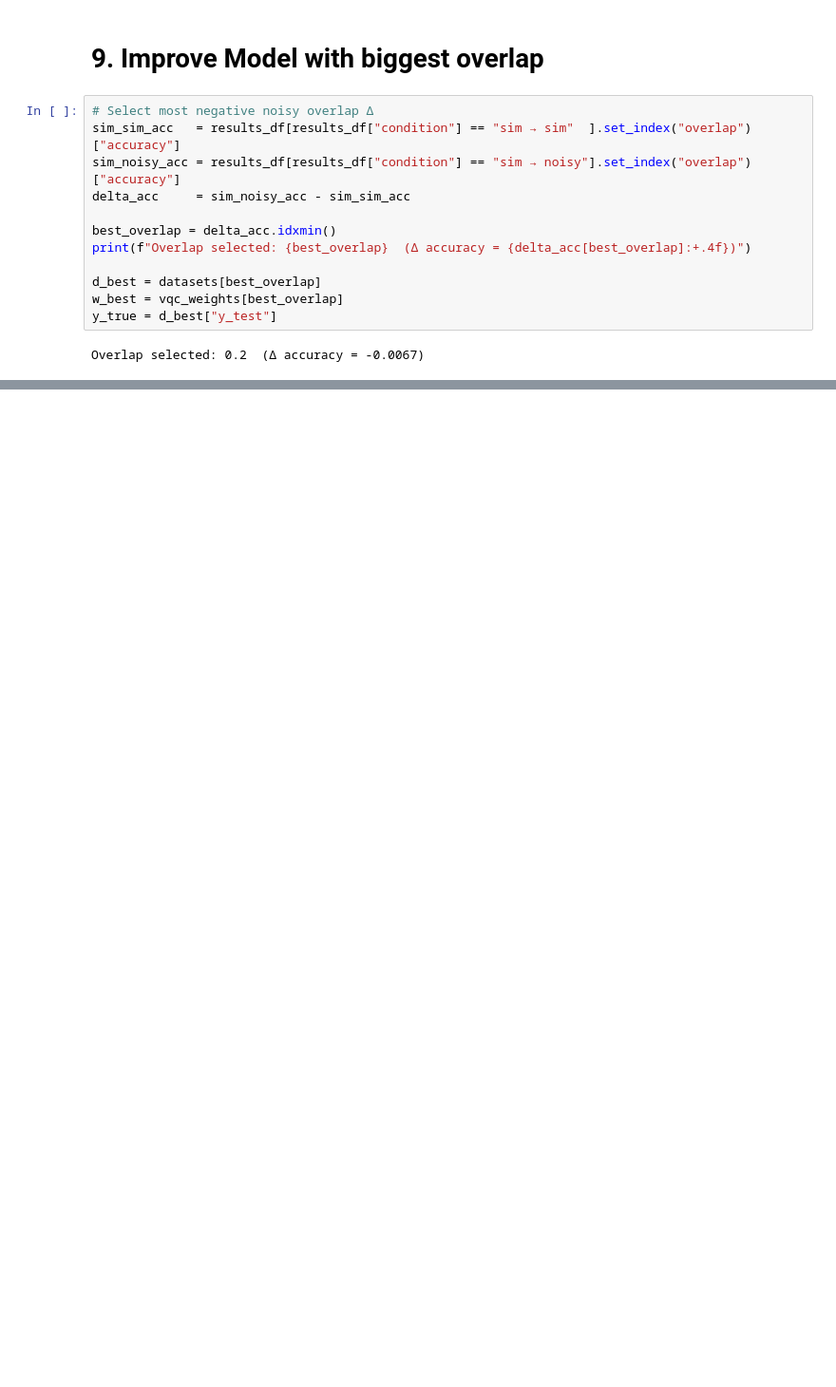
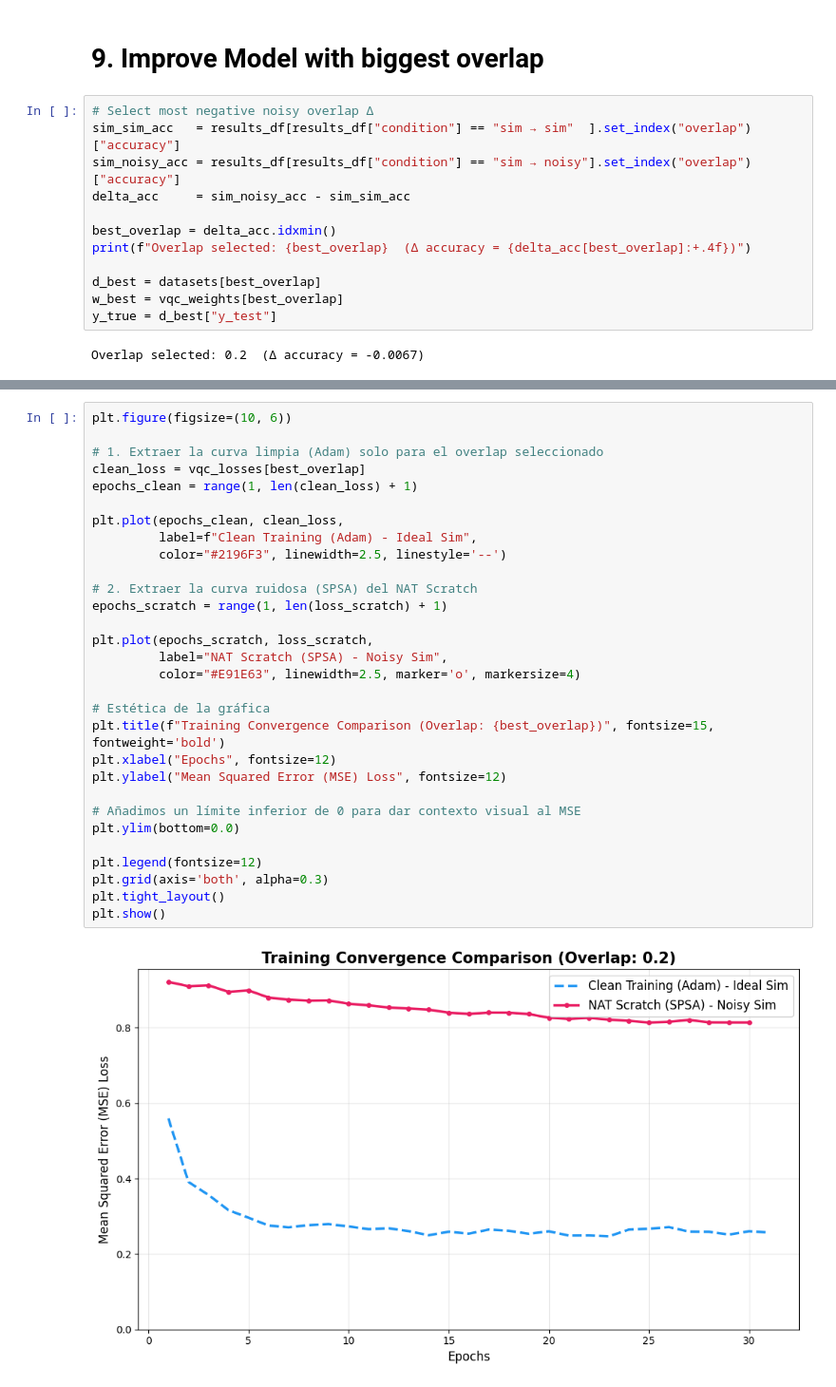
Before and after one commit to mikelpri3/QML_Frontiers, a Jupyter notebook: PFG_QML/iris_noise_techniques.ipynb, the cells around one changed output, grey strips where cells are left out. Shown at 95% size. Cells and saved outputs as stored; diff of their text form; blank space fills up the shorter version.

```diff
--- a/PFG_QML/iris_noise_techniques.ipynb
+++ b/PFG_QML/iris_noise_techniques.ipynb
@@ -1055,0 +1129,32 @@ Qiskit noisy       : +0.0822  → pred +1
+# %%
+plt.figure(figsize=(10, 6))
+
+# 1. Extraer la curva limpia (Adam) solo para el overlap seleccionado
+clean_loss = vqc_losses[best_overlap]
+epochs_clean = range(1, len(clean_loss) + 1)
+
+plt.plot(epochs_clean, clean_loss,
+         label=f"Clean Training (Adam) - Ideal Sim",
+         color="#2196F3", linewidth=2.5, linestyle='--')
+
+# 2. Extraer la curva ruidosa (SPSA) del NAT Scratch
+epochs_scratch = range(1, len(loss_scratch) + 1)
+
+plt.plot(epochs_scratch, loss_scratch,
+         label="NAT Scratch (SPSA) - Noisy Sim",
+         color="#E91E63", linewidth=2.5, marker='o', markersize=4)
+
+# Estética de la gráfica
+plt.title(f"Training Convergence Comparison (Overlap: {best_overlap})", fontsize=15, fontweight='bold')
+plt.xlabel("Epochs", fontsize=12)
+plt.ylabel("Mean Squared Error (MSE) Loss", fontsize=12)
+
+# Añadimos un límite inferior de 0 para dar contexto visual al MSE
+plt.ylim(bottom=0.0)
+
+plt.legend(fontsize=12)
+plt.grid(axis='both', alpha=0.3)
+plt.tight_layout()
+plt.show()
+# %% [output]
+[figure, added]
```
Also changed, not shown: parts of 29 cells of this notebook.
